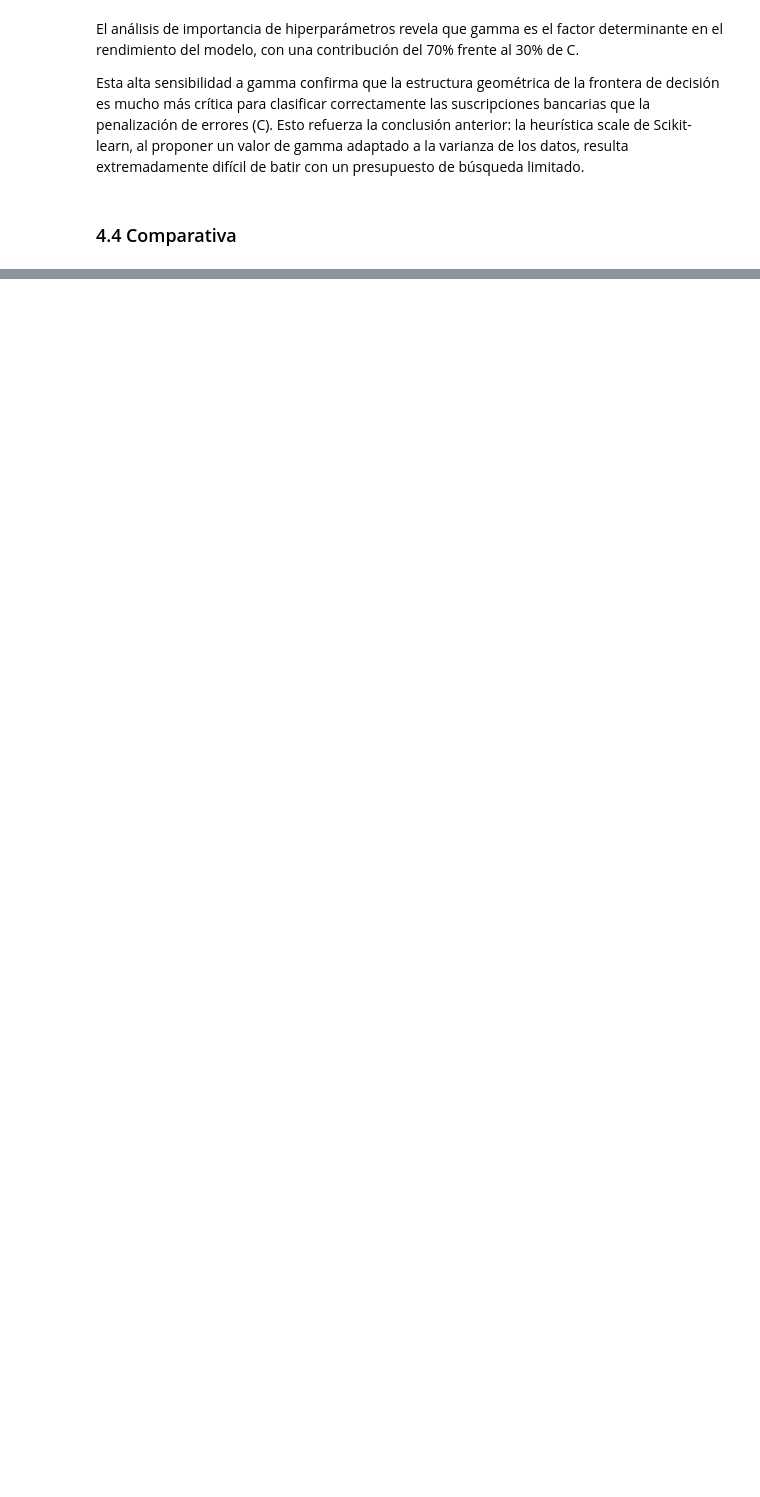
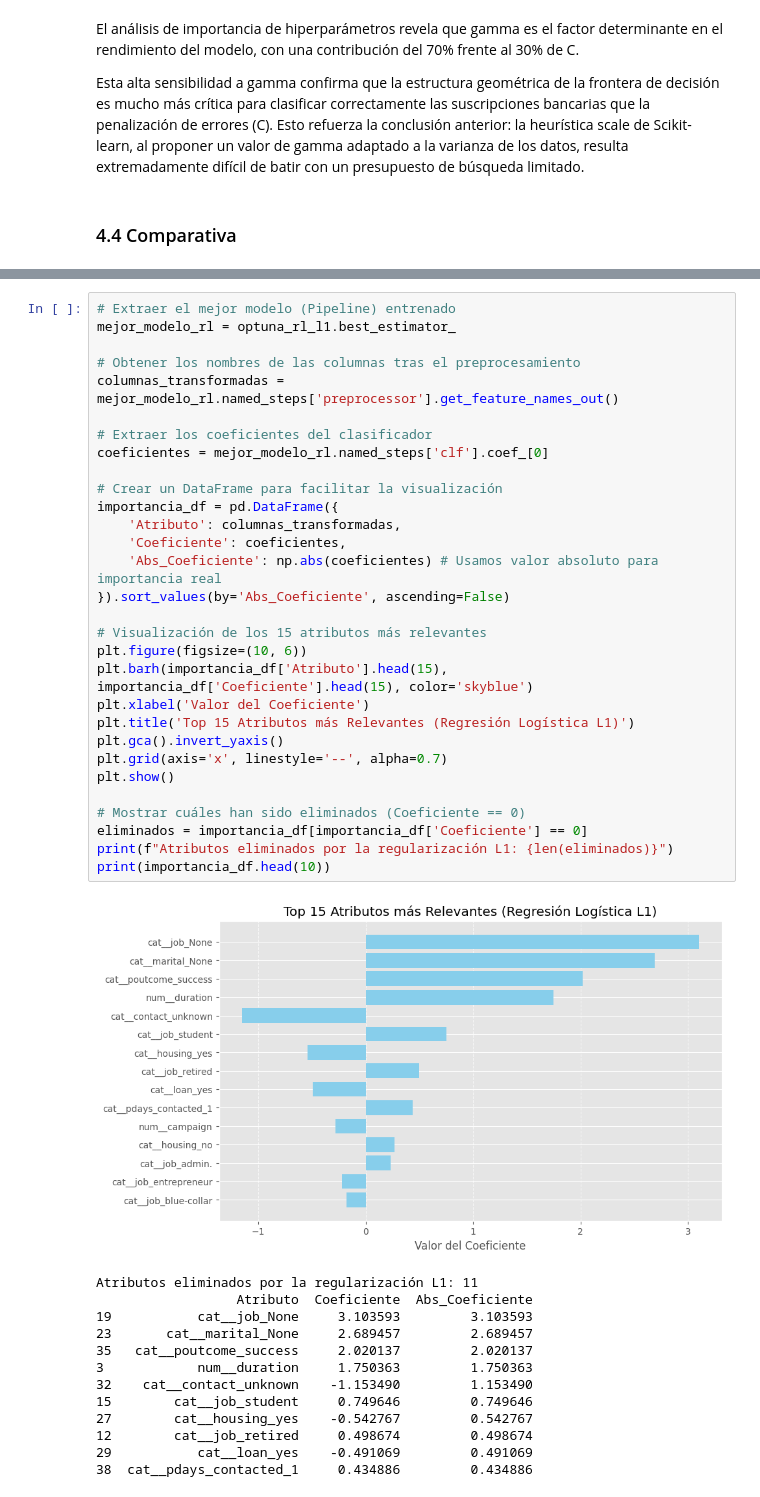
Before and after one commit to 100522320/g81_P1_03_Aprendizaje_Automatico, a Jupyter notebook: notebook_pruebas.ipynb, the cells around one changed output, grey strips where cells are left out. Cells and saved outputs as stored; diff of their text form; blank space fills up the shorter version.

```diff
--- a/notebook_pruebas.ipynb
+++ b/notebook_pruebas.ipynb
@@ -1217,0 +1245,44 @@ Esta alta sensibilidad a gamma confirma que la estructura geométrica de la fron
+# %%
+# Extraer el mejor modelo (Pipeline) entrenado
+mejor_modelo_rl = optuna_rl_l1.best_estimator_
+
+# Obtener los nombres de las columnas tras el preprocesamiento
+columnas_transformadas = mejor_modelo_rl.named_steps['preprocessor'].get_feature_names_out()
+
+# Extraer los coeficientes del clasificador
+coeficientes = mejor_modelo_rl.named_steps['clf'].coef_[0]
+
+# Crear un DataFrame para facilitar la visualización
+importancia_df = pd.DataFrame({
+    'Atributo': columnas_transformadas,
+    'Coeficiente': coeficientes,
+    'Abs_Coeficiente': np.abs(coeficientes) # Usamos valor absoluto para importancia real
+}).sort_values(by='Abs_Coeficiente', ascending=False)
+
+# Visualización de los 15 atributos más relevantes
+plt.figure(figsize=(10, 6))
+plt.barh(importancia_df['Atributo'].head(15), importancia_df['Coeficiente'].head(15), color='skyblue')
+plt.xlabel('Valor del Coeficiente')
+plt.title('Top 15 Atributos más Relevantes (Regresión Logística L1)')
+plt.gca().invert_yaxis()
+plt.grid(axis='x', linestyle='--', alpha=0.7)
+plt.show()
+
+# Mostrar cuáles han sido eliminados (Coeficiente == 0)
+eliminados = importancia_df[importancia_df['Coeficiente'] == 0]
+print(f"Atributos eliminados por la regularización L1: {len(eliminados)}")
+print(importancia_df.head(10))
+# %% [output]
+[figure, added]
+Atributos eliminados por la regularización L1: 11
+                  Atributo  Coeficiente  Abs_Coeficiente
+19           cat__job_None     3.103593         3.103593
+23       cat__marital_None     2.689457         2.689457
+35   cat__poutcome_success     2.020137         2.020137
+3            num__duration     1.750363         1.750363
+32    cat__contact_unknown    -1.153490         1.153490
+15        cat__job_student     0.749646         0.749646
+27        cat__housing_yes    -0.542767         0.542767
+12        cat__job_retired     0.498674         0.498674
+29           cat__loan_yes    -0.491069         0.491069
+38  cat__pdays_contacted_1     0.434886         0.434886
```
Also changed, not shown: parts of 9 cells of this notebook.
